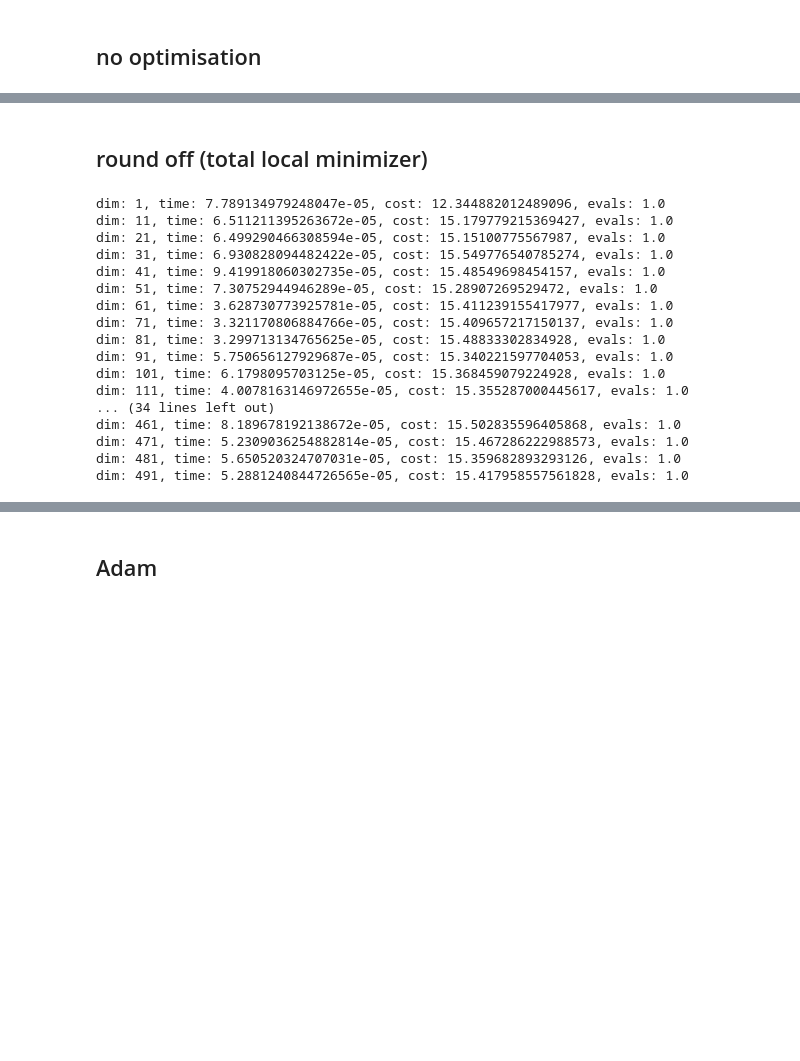
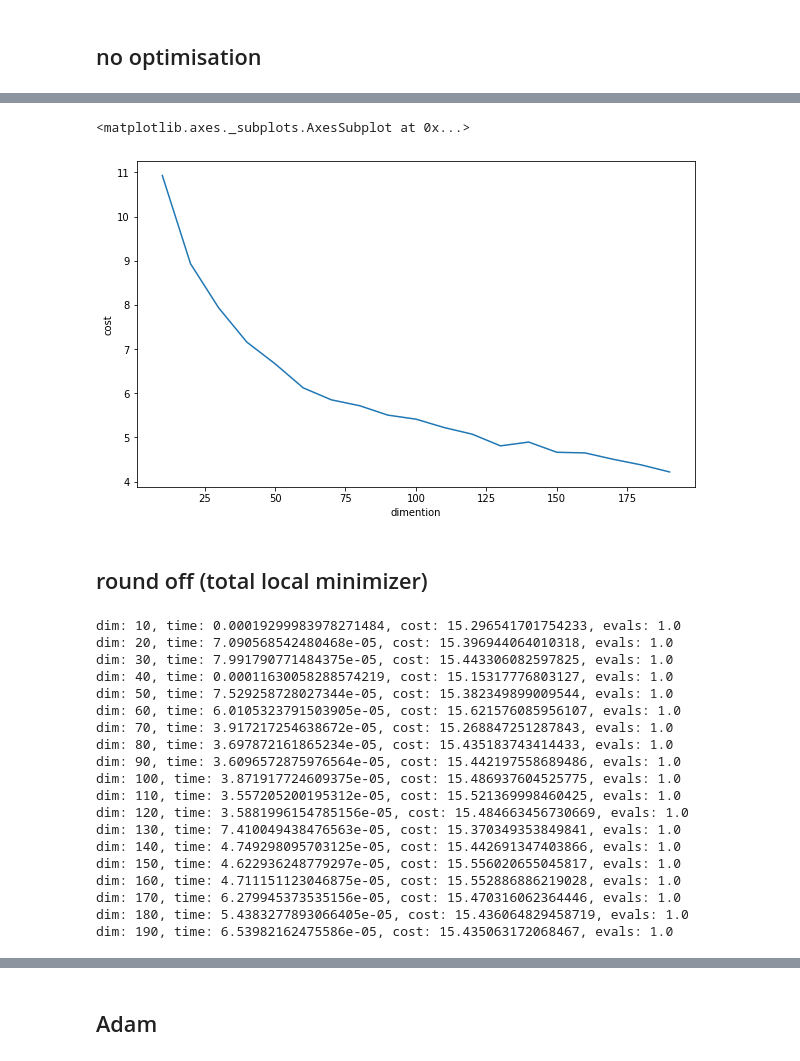
Before and after one commit to huajian1069/non-convex-optimisation, a Jupyter notebook: extend_high_dimention.ipynb, the cells around one changed output, grey strips where cells are left out. Cells and saved outputs as stored; diff of their text form; code cells hidden in the pictures; blank space fills up the shorter version.

```diff
--- a/extend_high_dimention.ipynb
+++ b/extend_high_dimention.ipynb
@@ -41 +43,4 @@ def test_high_dimension_cma(opt):
     return stats
+# %%
+points_ = np.random.rand(10, 2)
+points_ / np.linalg.norm(points_, axis=0) * 10
@@ -42,26 +58,29 @@ def test_high_dimension_cma(opt):
 # %%
-def test_high_dimension(opt):
-    num = 1
-    length = 10
-    max_dim = np.arange(1, 200, 10).shape[0]
+def test_high_dimension_same_norm(opt, num=1, length=10, hasSTD=False):
+    max_dim = np.arange(10, 200, 10).shape[0]
     stats = {}
-    dims = np.arange(1, 200, 10)
+    points = []
+    dims = np.arange(10, 200, 10)
     times = np.zeros((max_dim, ))
     costs = np.zeros((max_dim, ))
     evals = np.zeros((max_dim, ))
 
-    for i, dim in enumerate(np.arange(1, 200, 10)):
-        normlise_points = np.random.rand(dim, num) * length
+    for i, dim in enumerate(np.arange(10, 200, 10)):
+        points_ = np.random.rand(dim, num)
+        normlised_points_ = points_ / np.linalg.norm(points_, axis=0) * length
         cost = np.zeros((num, ))
         eval_ = np.zeros((num, ))
         start = time.time()
         for j in range(num):
             opt.dim = dim
-            opt.x0 = normlise_points[:,j]
+            if hasSTD:
+                opt.std = np.ones((dim,)) * 3
+            opt.x0 = normlised_points_[:,j]
             _ , cost[j], stats = opt.optimise(ackley(dim=dim))
             eval_[j] = stats['evals']
         end = time.time()
         s = end - start
+        points.append(normlised_points_)
         times[i] = s / num
         costs[i] = cost.mean()
         evals[i] = eval_.mean()
@@ -70,6 +89,7 @@ def test_high_dimension(opt):
     stats['evals'] = evals
     stats['cost'] = costs
     stats['dims'] = dims
+    stats['start_points'] = points
     return stats
 # %%
 class post_analysis_highD:
@@ -121,0 +147,4 @@ ana_no.plot_cost_vs_dim()
+# %%
+dn = do_nothing()
+stats_no_norm = test_high_dimension_same_norm(dn, 1)
+ana_no_norm = post_analysis_highD(stats_no_norm)
@@ -122,27 +171,34 @@ ana_no.plot_cost_vs_dim()
+# %%
+ana_no_norm.plot_cost_vs_dim()
+# %% [output]
+<matplotlib.axes._subplots.AxesSubplot at 0x...>
+[figure, added]
 # %% [markdown]
 ## round off (total local minimizer)
 # %%
 ro = round_off()
-stats_ro = test_high_dimension(ro)
+stats_ro = test_high_dimension_same_side(ro, 10)
 ana_ro = post_analysis_highD(stats_ro)
 # %% [output]
-dim: 1, time: 7.789134979248047e-05, cost: 12.344882012489096, evals: 1.0
-dim: 11, time: 6.511211395263672e-05, cost: 15.179779215369427, evals: 1.0
-dim: 21, time: 6.499290466308594e-05, cost: 15.15100775567987, evals: 1.0
-dim: 31, time: 6.930828094482422e-05, cost: 15.549776540785274, evals: 1.0
-dim: 41, time: 9.419918060302735e-05, cost: 15.48549698454157, evals: 1.0
-dim: 51, time: 7.30752944946289e-05, cost: 15.28907269529472, evals: 1.0
-dim: 61, time: 3.628730773925781e-05, cost: 15.411239155417977, evals: 1.0
-dim: 71, time: 3.321170806884766e-05, cost: 15.409657217150137, evals: 1.0
-dim: 81, time: 3.299713134765625e-05, cost: 15.48833302834928, evals: 1.0
-dim: 91, time: 5.750656127929687e-05, cost: 15.340221597704053, evals: 1.0
-dim: 101, time: 6.1798095703125e-05, cost: 15.368459079224928, evals: 1.0
-dim: 111, time: 4.0078163146972655e-05, cost: 15.355287000445617, evals: 1.0
-... (34 lines left out)
-dim: 461, time: 8.189678192138672e-05, cost: 15.502835596405868, evals: 1.0
-dim: 471, time: 5.2309036254882814e-05, cost: 15.467286222988573, evals: 1.0
-dim: 481, time: 5.650520324707031e-05, cost: 15.359682893293126, evals: 1.0
-dim: 491, time: 5.2881240844726565e-05, cost: 15.417958557561828, evals: 1.0
+dim: 10, time: 0.00019299983978271484, cost: 15.296541701754233, evals: 1.0
+dim: 20, time: 7.090568542480468e-05, cost: 15.396944064010318, evals: 1.0
+dim: 30, time: 7.991790771484375e-05, cost: 15.443306082597825, evals: 1.0
+dim: 40, time: 0.00011630058288574219, cost: 15.15317776803127, evals: 1.0
+dim: 50, time: 7.529258728027344e-05, cost: 15.382349899009544, evals: 1.0
+dim: 60, time: 6.0105323791503905e-05, cost: 15.621576085956107, evals: 1.0
+dim: 70, time: 3.917217254638672e-05, cost: 15.268847251287843, evals: 1.0
+dim: 80, time: 3.697872161865234e-05, cost: 15.435183743414433, evals: 1.0
+dim: 90, time: 3.6096572875976564e-05, cost: 15.442197558689486, evals: 1.0
+dim: 100, time: 3.871917724609375e-05, cost: 15.486937604525775, evals: 1.0
+dim: 110, time: 3.557205200195312e-05, cost: 15.521369998460425, evals: 1.0
+dim: 120, time: 3.5881996154785156e-05, cost: 15.484663456730669, evals: 1.0
+dim: 130, time: 7.410049438476563e-05, cost: 15.370349353849841, evals: 1.0
+dim: 140, time: 4.749298095703125e-05, cost: 15.442691347403866, evals: 1.0
+dim: 150, time: 4.622936248779297e-05, cost: 15.556020655045817, evals: 1.0
+dim: 160, time: 4.711151123046875e-05, cost: 15.552886886219028, evals: 1.0
+dim: 170, time: 6.279945373535156e-05, cost: 15.470316062364446, evals: 1.0
+dim: 180, time: 5.4383277893066405e-05, cost: 15.436064829458719, evals: 1.0
+dim: 190, time: 6.53982162475586e-05, cost: 15.435063172068467, evals: 1.0
 # %%
 ana_ro.plot_cost_vs_dim()
 # %% [output]
```
Also changed, not shown: parts of 36 cells of this notebook, 4 other files.
